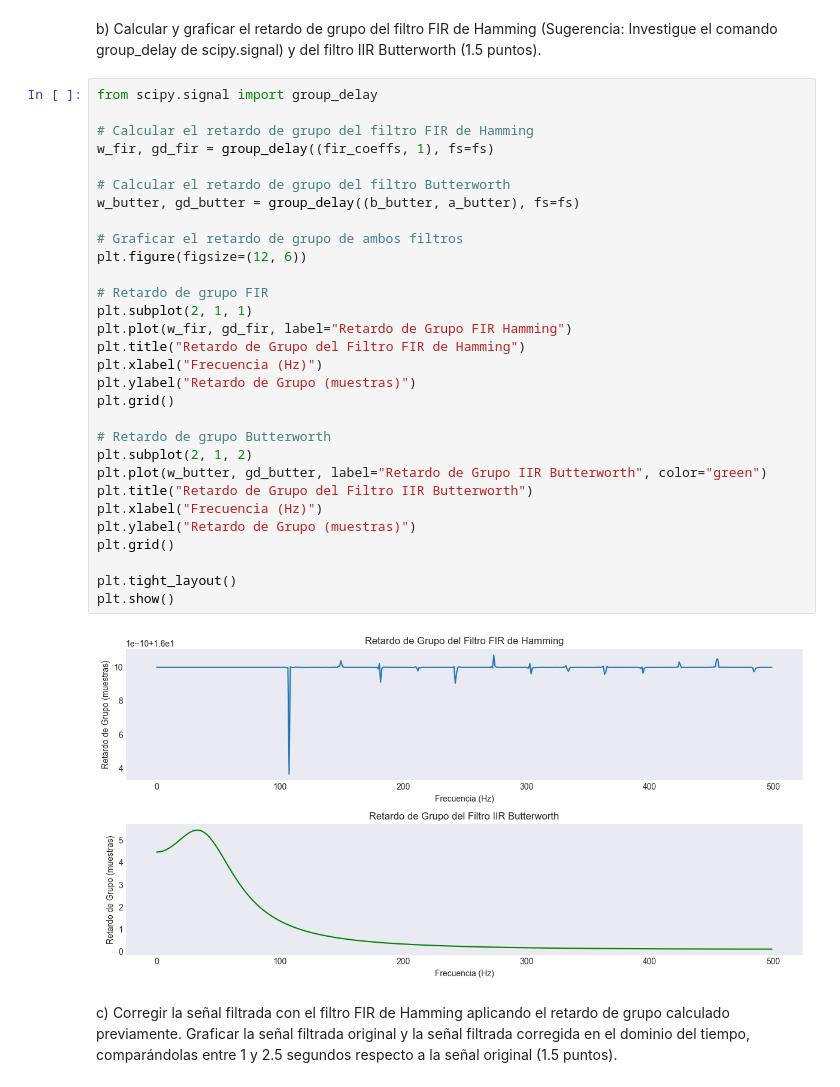
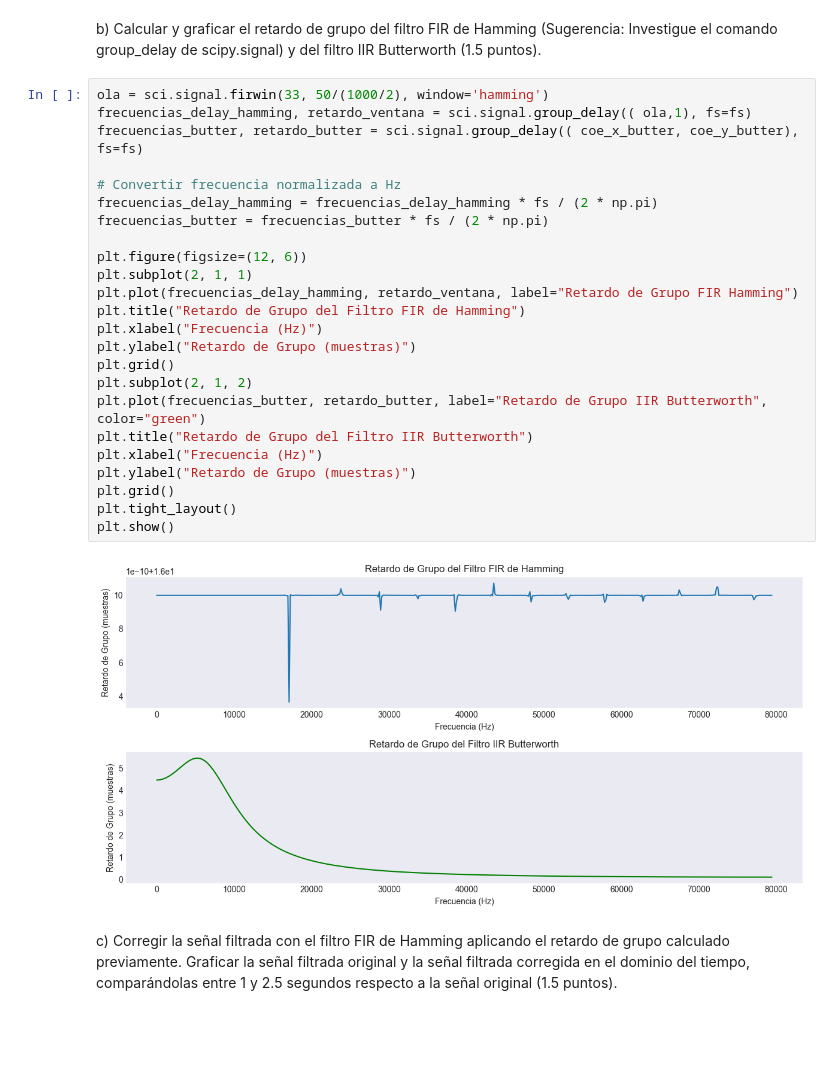
Before and after one commit to ExampleToFollow/PracticasPDS, a Jupyter notebook: Lab4/IF_LAB4_20213704.ipynb, the cells around one changed output. Saved outputs shown, nothing was run; the diff lists cells and outputs as text; blank space fills up the shorter version.

```diff
--- a/Lab4/IF_LAB4_20213704.ipynb
+++ b/Lab4/IF_LAB4_20213704.ipynb
@@ -401,37 +401,31 @@ plt.show()
 b) Calcular y graficar el retardo de grupo del filtro FIR de Hamming (Sugerencia: Investigue el
 comando group_delay de scipy.signal) y del filtro IIR Butterworth (1.5 puntos).
 # %%
-from scipy.signal import group_delay
+ola = sci.signal.firwin(33, 50/(1000/2), window='hamming')
+frecuencias_delay_hamming, retardo_ventana = sci.signal.group_delay(( ola,1), fs=fs)
+frecuencias_butter, retardo_butter = sci.signal.group_delay(( coe_x_butter, coe_y_butter), fs=fs)
 
-# Calcular el retardo de grupo del filtro FIR de Hamming
-w_fir, gd_fir = group_delay((fir_coeffs, 1), fs=fs)
+# Convertir frecuencia normalizada a Hz
+frecuencias_delay_hamming = frecuencias_delay_hamming * fs / (2 * np.pi)
+frecuencias_butter = frecuencias_butter * fs / (2 * np.pi)
 
-# Calcular el retardo de grupo del filtro Butterworth
-w_butter, gd_butter = group_delay((b_butter, a_butter), fs=fs)
-
-# Graficar el retardo de grupo de ambos filtros
 plt.figure(figsize=(12, 6))
-
-# Retardo de grupo FIR
 plt.subplot(2, 1, 1)
-plt.plot(w_fir, gd_fir, label="Retardo de Grupo FIR Hamming")
+plt.plot(frecuencias_delay_hamming, retardo_ventana, label="Retardo de Grupo FIR Hamming")
 plt.title("Retardo de Grupo del Filtro FIR de Hamming")
 plt.xlabel("Frecuencia (Hz)")
 plt.ylabel("Retardo de Grupo (muestras)")
 plt.grid()
-
-# Retardo de grupo Butterworth
 plt.subplot(2, 1, 2)
-plt.plot(w_butter, gd_butter, label="Retardo de Grupo IIR Butterworth", color="green")
+plt.plot(frecuencias_butter, retardo_butter, label="Retardo de Grupo IIR Butterworth", color="green")
 plt.title("Retardo de Grupo del Filtro IIR Butterworth")
 plt.xlabel("Frecuencia (Hz)")
 plt.ylabel("Retardo de Grupo (muestras)")
 plt.grid()
-
 plt.tight_layout()
 plt.show()
 # %% [output]
-[figure, old version]
+[figure, new version]
 # %% [markdown]
 c) Corregir la señal filtrada con el filtro FIR de Hamming aplicando el retardo de grupo calculado
 previamente. Graficar la señal filtrada original y la señal filtrada corregida en el dominio del
```
Also changed, not shown: parts of 2 cells of this notebook.
